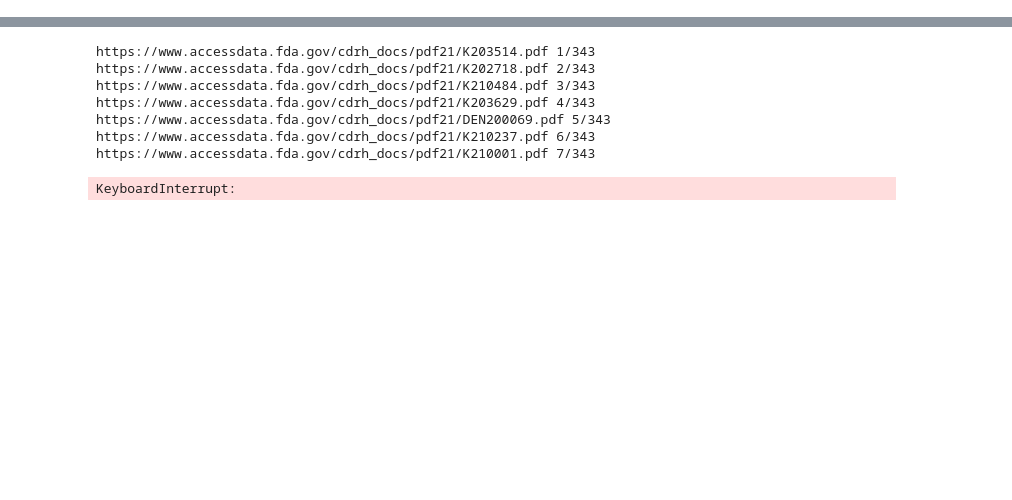
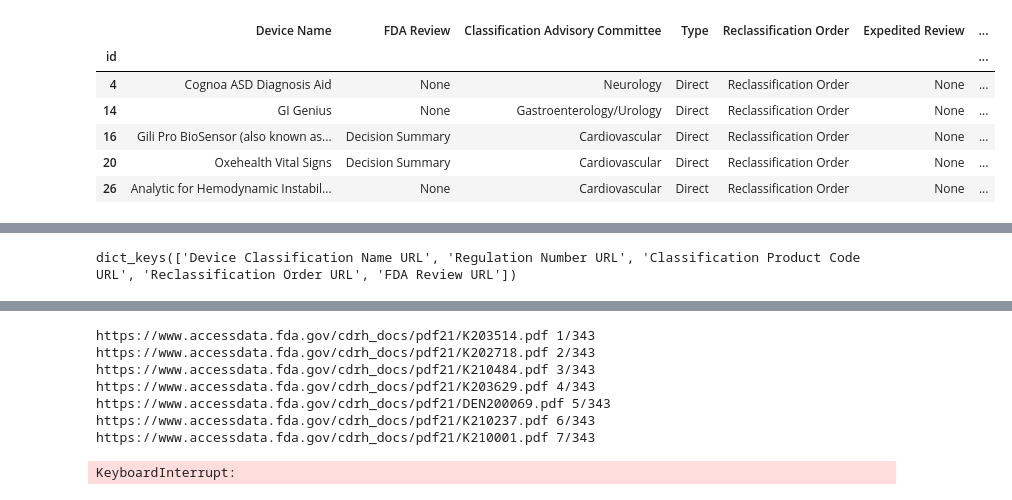
Before and after one commit to blainerothrock/medical-ai-evaluation, a Jupyter notebook: aiml-database/download-aiml.ipynb, the cells around one changed output, grey strips where cells are left out. Cells and saved outputs as stored; diff of their text form; code cells hidden in the pictures; blank space fills up the shorter version.

```diff
--- a/aiml-database/download-aiml.ipynb
+++ b/aiml-database/download-aiml.ipynb
@@ -131,56 +138,87 @@ for code in product_codes:
 # generate full submission table
 
 # extract submission headers
-
 df_submission_denovo = df_submissions[df_submissions.submission_type == 'DENOVO']
 
 submission_denovo_headers = set()
 for i, row in df_submission_denovo.iterrows():
     soup = BeautifulSoup(open(os.path.join('data', 'submission_html', f'{row.submission_number}_table.htm')))
     headers = []
     for header in soup.findAll('th'):
         headers.append(header.string.replace('\n', '').strip())
     submission_denovo_headers = submission_denovo_headers | set(headers)
 
 submission_denovo_headers = list(submission_denovo_headers)
 
 denovo_data = []
+url_map = {}
 for i, sub in df_submission_denovo.iterrows():
     soup = BeautifulSoup(open(os.path.join('data', 'submission_html', f'{sub.submission_number}_table.htm')))
     obj = { key: None for key in submission_denovo_headers }
+    obj['id'] = i
 
     table = soup.table
     # print(table)
     for row in table.findAll('tr'):
-        try:
-            header = row.th.string.replace('\n', '').strip()
-            data = row.td
+        # try:
+        if row.th is None: continue
+        header = row.th.string.replace('\n', '').strip()
+        data = row.td
 
-            if data.a is not None:
-                link = data.a.get('href')
-                url = requests.compat.urlparse(link)
+        if data.a is not None:
+            link = data.a.get('href')
+            url = requests.compat.urlparse(link)
 
-                print(url)
+            if url.scheme is None or url.scheme == '':
+                url = url._replace(scheme='https')
+            if url.netloc is None or url.netloc == '':
+                url = url._replace(netloc=base_fda_data_url)
 
-                data = data = f'[{data.get_text()}]'
+            if url_map.get(f'{header} URL', None) is None:
+                url_map[f'{header} URL'] = []
 
-            elif data.table is not None:
-                # data = ' '.join([x.text for x in data.table.findAll('td')])
-                data = data.get_text()
-            else:
-                data = data.get_text()
+            url_map[f'{header} URL'].append(
+                {
+                    'id': i,
+                    f'{header} URL': url.geturl()
+                }
+            )
 
-            data = data \
-                .replace('\r', '') \
-                .replace('\n', '') \
-                .replace('\t', '') \
-                .strip()
+            data = data = f'{data.get_text()}'
 
-            obj[header] = data
-        except: continue
+        elif data.table is not None:
+            # data = ' '.join([x.text for x in data.table.findAll('td')])
+            data = data.get_text()
+        else:
+            data = data.get_text()
+
+        data = data \
+            .replace('\r', '') \
+            .replace('\n', '') \
+            .replace('\t', '') \
+            .strip()
+
+        obj[header] = data
+        # except: continue
 
     denovo_data.append(obj)
 
 df_denovo = pd.DataFrame.from_dict(denovo_data)
+df_denovo = df_denovo.set_index('id')
+
+df_denovo_urls: pd.DataFrame = None
+for i, col in enumerate(url_map):
+    df = pd.DataFrame.from_dict(url_map[col])
+    df = df.set_index('id')
+    df_denovo_urls = df if df_denovo_urls is None else df_denovo_urls.join(df)
+
+df_denovo = pd.merge(df_denovo, df_denovo_urls, on='id')
 df_denovo.head()
 # %% [output]
+|  | Device Name | FDA Review | Classification Advisory Committee | Type | Reclassification Order | Expedited Review | ... |
+| id |  |  |  |  |  |  | ... |
+| 4 | Cognoa ASD Diagnosis Aid | None | Neurology | Direct | Reclassification Order | None | ... |
+| 14 | GI Genius | None | Gastroenterology/Urology | Direct | Reclassification Order | None | ... |
+| 16 | Gili Pro BioSensor (also known as... | Decision Summary | Cardiovascular | Direct | Reclassification Order | None | ... |
+| 20 | Oxehealth Vital Signs | Decision Summary | Cardiovascular | Direct | Reclassification Order | None | ... |
+| 26 | Analytic for Hemodynamic Instabil... | None | Cardiovascular | Direct | Reclassification Order | None | ... |
@@ -209,0 +226,4 @@ ParseResult(scheme='http', netloc='www.accessdata.fda.gov', path='/cdrh_docs/rev
+# %%
+url_map.keys()
+# %% [output]
+dict_keys(['Device Classification Name URL', 'Regulation Number URL', 'Classification Product Code URL', 'Reclassification Order URL', 'FDA Review URL'])
```
Also changed, not shown: parts of 9 cells of this notebook, 1 other file.
